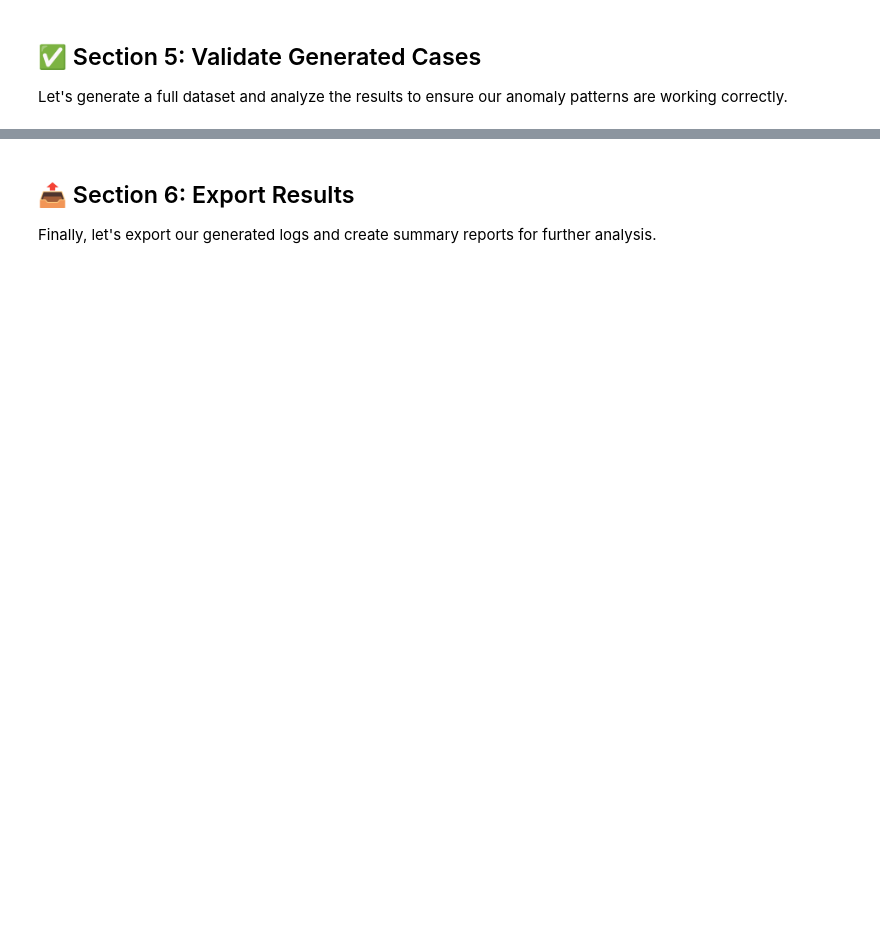
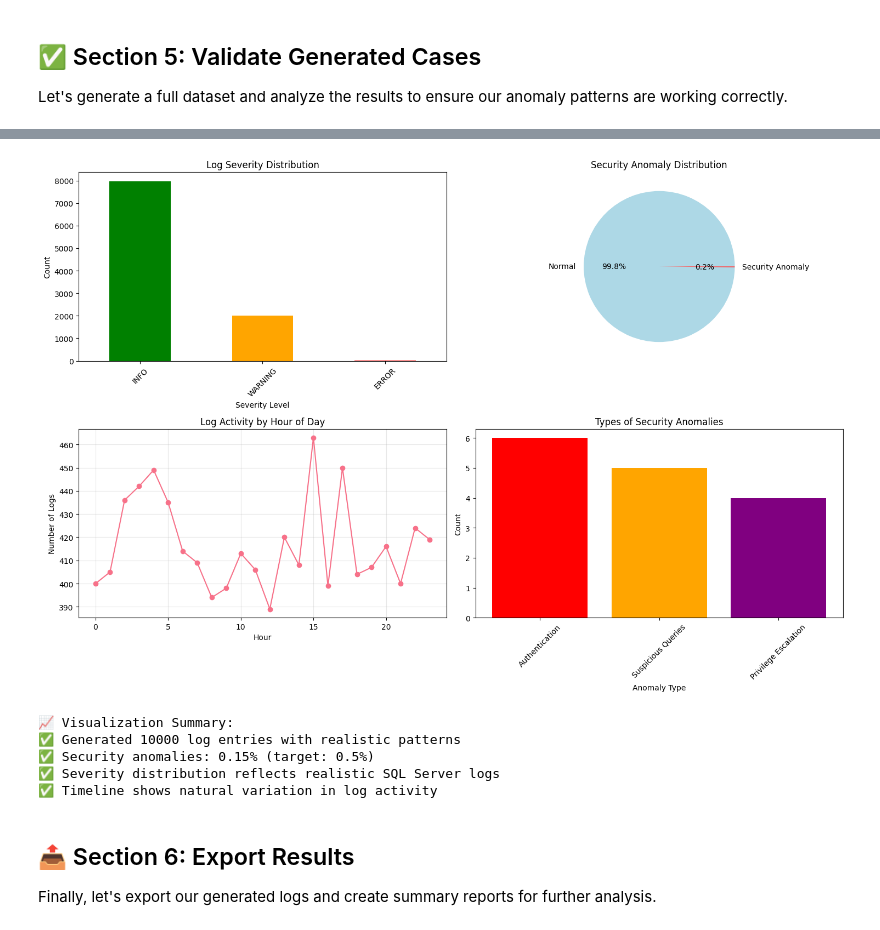
Before and after one commit to LAB271/ai-demos, a Jupyter notebook: demos/001_sql_logs/sql_log_generator_study.ipynb, the cells around one changed output, grey strips where cells are left out. Drawn from its saved outputs; the diff is of its cells as text; code cells hidden in the pictures; blank space fills up the shorter version.

```diff
--- a/demos/001_sql_logs/sql_log_generator_study.ipynb
+++ b/demos/001_sql_logs/sql_log_generator_study.ipynb
@@ -54,9 +54,9 @@ print(f"🎭 Faker available for synthetic data generation")
 Let's explore the structure and patterns of SQL Server logs before diving into generation logic.
 # %%
 # Configuration parameters
-TOTAL_LOGS = 1000  # Reduced for notebook demonstration
+TOTAL_LOGS = 10000  # Reduced for notebook demonstration
 SECURITY_RATIO = 0.005  # 0.5% security anomalies
-SEVERE_RATIO = 0.0003  # 0.03% severe configuration issues
+SEVERE_RATIO = 0.003  # 0.03% severe configuration issues
 SEED = 42
 
 print("🏗️ SQL Server Log Generator Configuration")
@@ -298,10 +369,23 @@ axes[0,0].tick_params(axis='x', rotation=45)
 
 # 2. Anomaly vs Normal
 anomaly_dist = df['is_security_anomaly'].value_counts()
-anomaly_dist.index = ['Normal', 'Security Anomaly']
-axes[0,1].pie(anomaly_dist.values, labels=anomaly_dist.index, autopct='%1.1f%%',
-              colors=['lightblue', 'red'])
-axes[0,1].set_title('Security Anomaly Distribution')
+# Create proper labels based on actual data
+anomaly_labels = []
+anomaly_values = []
+for val, count in anomaly_dist.items():
+    if val:
+        anomaly_labels.append('Security Anomaly')
+    else:
+        anomaly_labels.append('Normal')
+    anomaly_values.append(count)
+
+if len(anomaly_labels) > 0:
+    axes[0,1].pie(anomaly_values, labels=anomaly_labels, autopct='%1.1f%%',
+                  colors=['lightblue', 'red'] if len(anomaly_labels) == 2 else ['lightblue'])
+    axes[0,1].set_title('Security Anomaly Distribution')
+else:
+    axes[0,1].text(0.5, 0.5, 'No data available', ha='center', va='center', transform=axes[0,1].transAxes)
+    axes[0,1].set_title('Security Anomaly Distribution')
 
 # 3. Timeline analysis (convert timestamps to datetime)
 df['datetime'] = pd.to_datetime(df['timestamp'])
@@ -317,34 +401,50 @@ axes[1,0].grid(True, alpha=0.3)
 # 4. Anomaly types breakdown
 anomaly_types = []
 for msg in df[df['is_security_anomaly']]['message']:
     if 'login failed' in msg.lower() or 'login' in msg.lower():
         anomaly_types.append('Authentication')
     elif 'sysadmin' in msg.lower() or 'privileges' in msg.lower():
         anomaly_types.append('Privilege Escalation')
     elif 'drop' in msg.lower() or 'xp_cmdshell' in msg.lower():
         anomaly_types.append('Suspicious Queries')
     elif 'export' in msg.lower() or 'backup' in msg.lower():
         anomaly_types.append('Data Exfiltration')
     else:
         anomaly_types.append('Other')
 
 if anomaly_types:
     anomaly_type_counts = pd.Series(anomaly_types).value_counts()
     axes[1,1].bar(anomaly_type_counts.index, anomaly_type_counts.values,
-                  color=['red', 'orange', 'purple', 'brown', 'gray'])
+                  color=['red', 'orange', 'purple', 'brown', 'gray'][:len(anomaly_type_counts)])
     axes[1,1].set_title('Types of Security Anomalies')
     axes[1,1].set_xlabel('Anomaly Type')
     axes[1,1].set_ylabel('Count')
     axes[1,1].tick_params(axis='x', rotation=45)
+else:
+    axes[1,1].text(0.5, 0.5, 'No anomalies detected\n(Increase SECURITY_RATIO for more)',
+                   ha='center', va='center', transform=axes[1,1].transAxes)
+    axes[1,1].set_title('Types of Security Anomalies')
 
 plt.tight_layout()
 plt.show()
 
 print("📈 Visualization Summary:")
 print(f"✅ Generated {len(df)} log entries with realistic patterns")
 print(f"✅ Security anomalies: {anomaly_percentage:.2f}% (target: {SECURITY_RATIO:.1%})")
 print(f"✅ Severity distribution reflects realistic SQL Server logs")
 print(f"✅ Timeline shows natural variation in log activity")
+
+# Suggest increasing anomaly ratio if no anomalies found
+if anomaly_count == 0:
+    print(f"\n💡 Tip: No security anomalies were generated with current ratio {SECURITY_RATIO:.1%}")
+    print(f"   Try increasing SECURITY_RATIO to 0.05 (5%) in cell 4 for more visible anomalies")
+# %% [output]
+[figure, added]
+📈 Visualization Summary:
+✅ Generated 10000 log entries with realistic patterns
+✅ Security anomalies: 0.15% (target: 0.5%)
+✅ Severity distribution reflects realistic SQL Server logs
+✅ Timeline shows natural variation in log activity
 # %% [markdown]
 ## 📤 Section 6: Export Results
 
```
Also changed, not shown: parts of 7 cells of this notebook, 1 other file.
